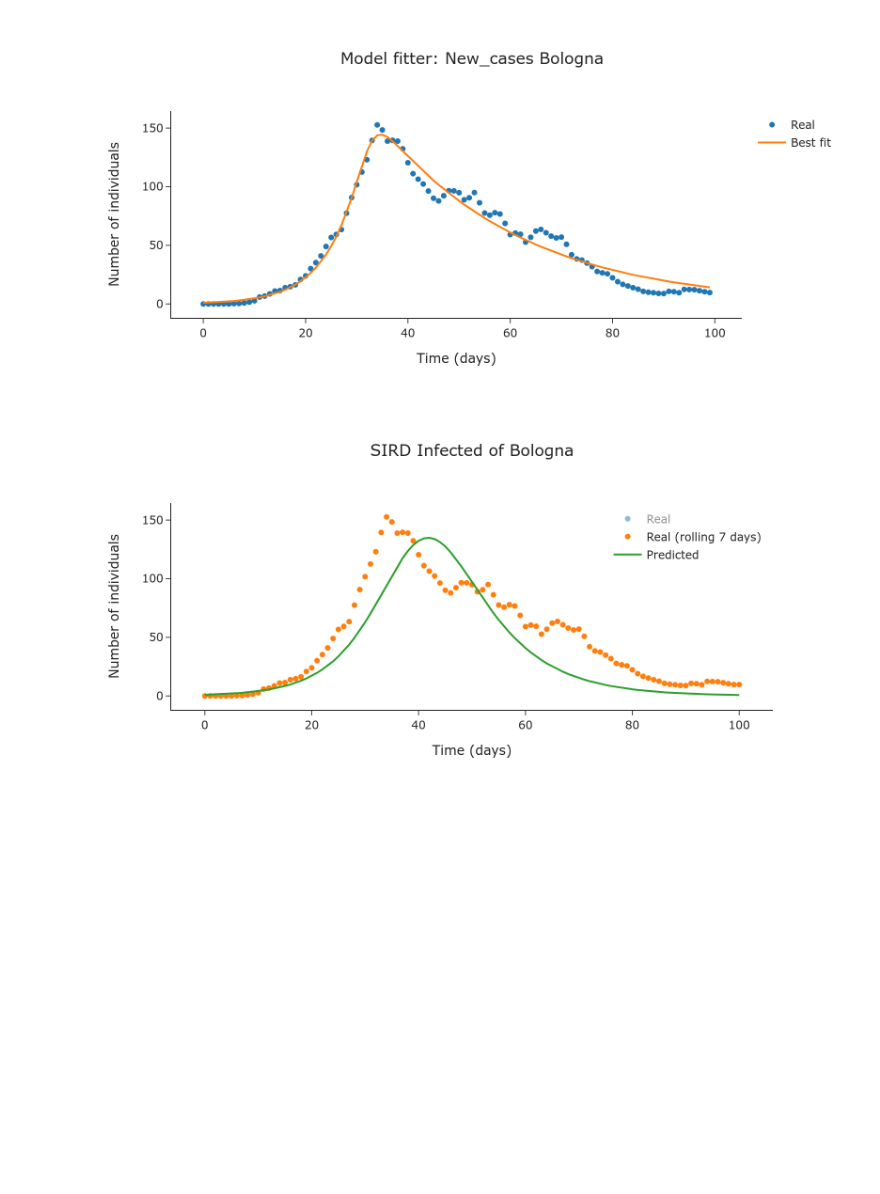
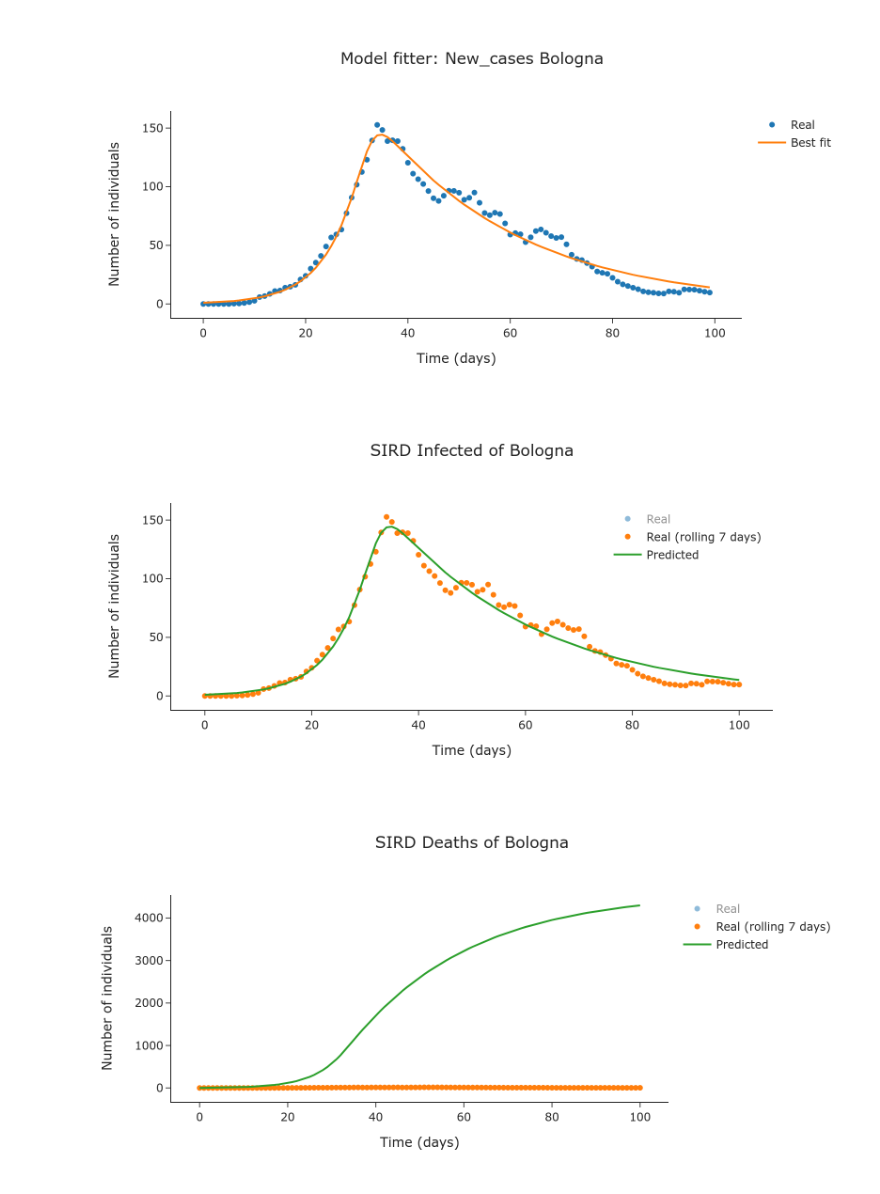
Before and after one commit to nicoloverardo/master-degree-thesis, a Jupyter notebook: notebooks/sird.ipynb, the cells around one changed output. Saved outputs shown, nothing was run; the diff lists cells and outputs as text; code cells hidden in the pictures; blank space fills up the shorter version.

```diff
--- a/notebooks/sird.ipynb
+++ b/notebooks/sird.ipynb
@@ -889,10 +973,10 @@ general_plot(t=x_data,
 # %% [output]
 [figure]
 # %%
-sirsol = sird(province, pop_prov_df, **result.best_values)
+sirsol = _sird(province, pop_prov_df, **result.best_values)
 S, I, R, D = sirsol
 
-names, title, data, _ = data_for_plot('Infected', covidpro_df, mapping, province)
+names, title, data, _ = data_for_plot('Infected', covidpro_df, 'New_cases', I, province)
 
 general_plot(t=times,
              title=title,
@@ -903,4 +987,17 @@ general_plot(t=times,
              output_image=True,
              traces_visibility=['legendonly',True,True])
 # %% [output]
-[figure, old version]
+[figure, new version]
+# %%
+names, title, data, _ = data_for_plot('Deaths', covidpro_df, 'Deaths', D, province)
+
+general_plot(t=times,
+             title=title,
+             data=data,
+             names=names,
+             modes=['markers', 'markers', 'lines'],
+             blend_legend=False,
+             output_image=True,
+             traces_visibility=['legendonly',True,True])
+# %% [output]
+[figure, added]
```
Also changed, not shown: parts of 15 cells of this notebook, 1 other file.
